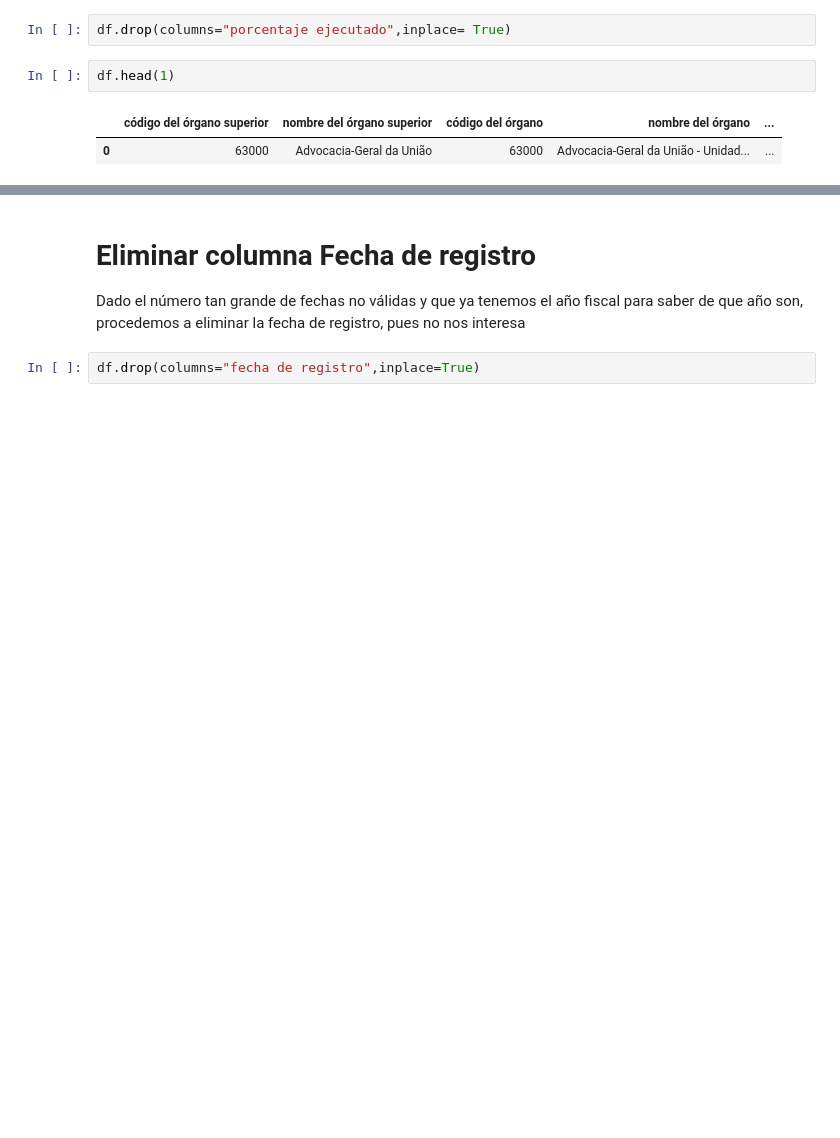
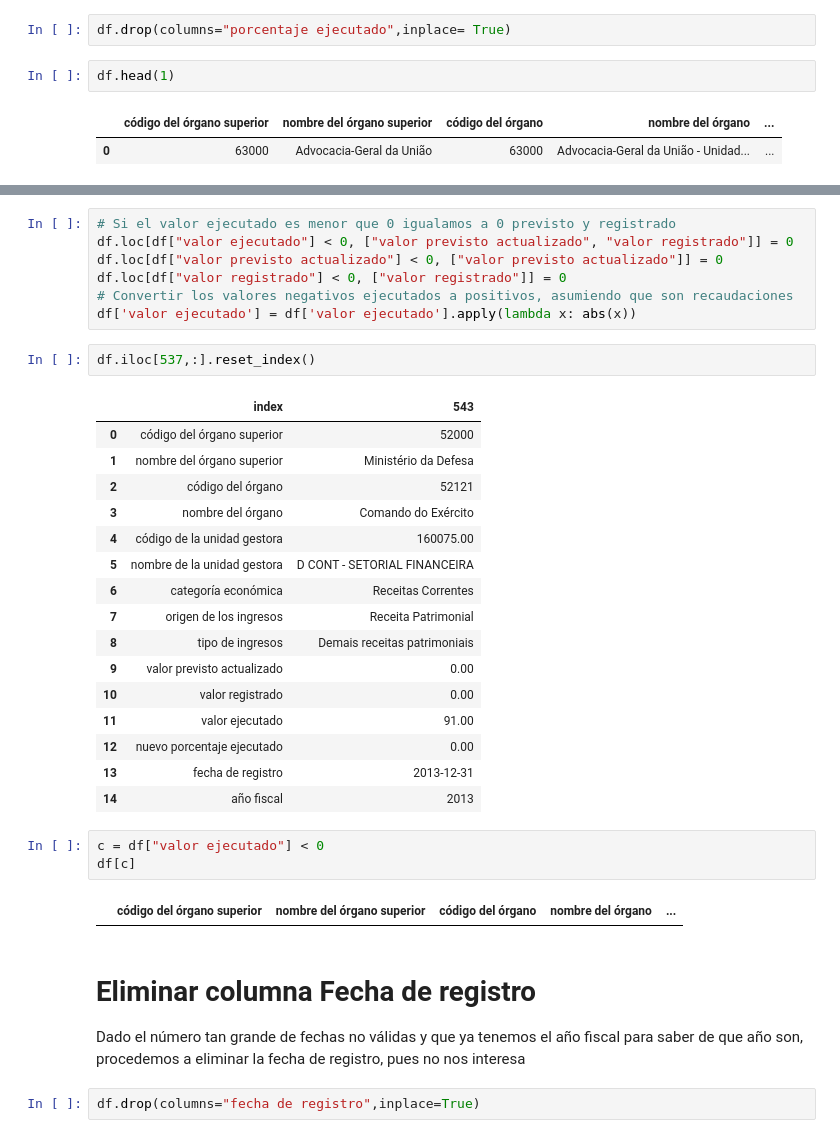
Before and after one commit to apelsito/Proyecto2-EDA-Ingresos-Brasil, a Jupyter notebook: jupyter_notebooks/02_Limpieza.ipynb, the cells around one changed output, grey strips where cells are left out. Saved outputs shown, nothing was run; the diff lists cells and outputs as text; blank space fills up the shorter version.

```diff
--- a/jupyter_notebooks/02_Limpieza.ipynb
+++ b/jupyter_notebooks/02_Limpieza.ipynb
@@ -625,3 +647,34 @@ df.head(1)
+# %%
+# Si el valor ejecutado es menor que 0 igualamos a 0 previsto y registrado
+df.loc[df["valor ejecutado"] < 0, ["valor previsto actualizado", "valor registrado"]] = 0
+df.loc[df["valor previsto actualizado"] < 0, ["valor previsto actualizado"]] = 0
+df.loc[df["valor registrado"] < 0, ["valor registrado"]] = 0
+# Convertir los valores negativos ejecutados a positivos, asumiendo que son recaudaciones
+df['valor ejecutado'] = df['valor ejecutado'].apply(lambda x: abs(x))
+# %%
+df.iloc[537,:].reset_index()
+# %% [output]
+|  | index | 543 |
+| 0 | código del órgano superior | 52000 |
+| 1 | nombre del órgano superior | Ministério da Defesa |
+| 2 | código del órgano | 52121 |
+| 3 | nombre del órgano | Comando do Exército |
+| 4 | código de la unidad gestora | 160075.00 |
+| 5 | nombre de la unidad gestora | D CONT - SETORIAL FINANCEIRA |
+| 6 | categoría económica | Receitas Correntes |
+| 7 | origen de los ingresos | Receita Patrimonial |
+| 8 | tipo de ingresos | Demais receitas patrimoniais |
+| 9 | valor previsto actualizado | 0.00 |
+| 10 | valor registrado | 0.00 |
+| 11 | valor ejecutado | 91.00 |
+| 12 | nuevo porcentaje ejecutado | 0.00 |
+| 13 | fecha de registro | 2013-12-31 |
+| 14 | año fiscal | 2013 |
+# %%
+c = df["valor ejecutado"] < 0
+df[c]
+# %% [output]
+|  | código del órgano superior | nombre del órgano superior | código del órgano | nombre del órgano | ... |
 # %% [markdown]
 # Eliminar columna Fecha de registro
 
```
Also changed, not shown: parts of 6 cells of this notebook, 2 other files.
